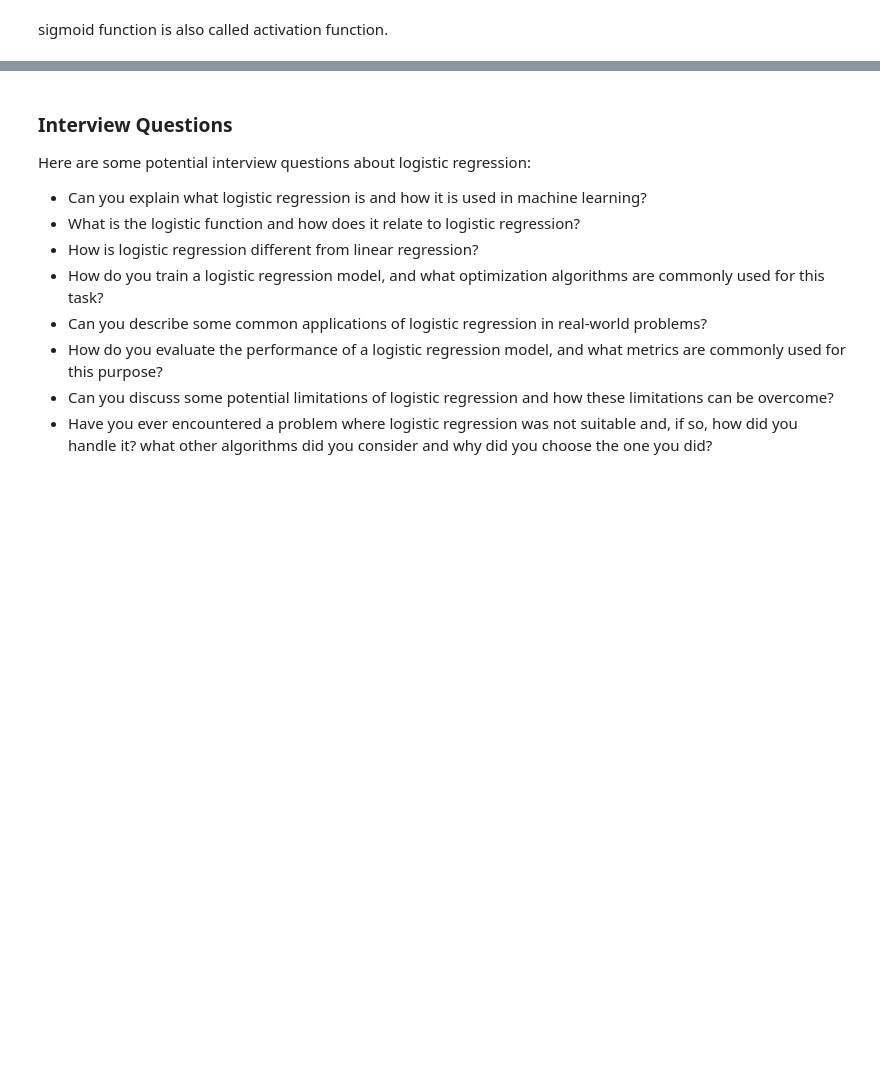
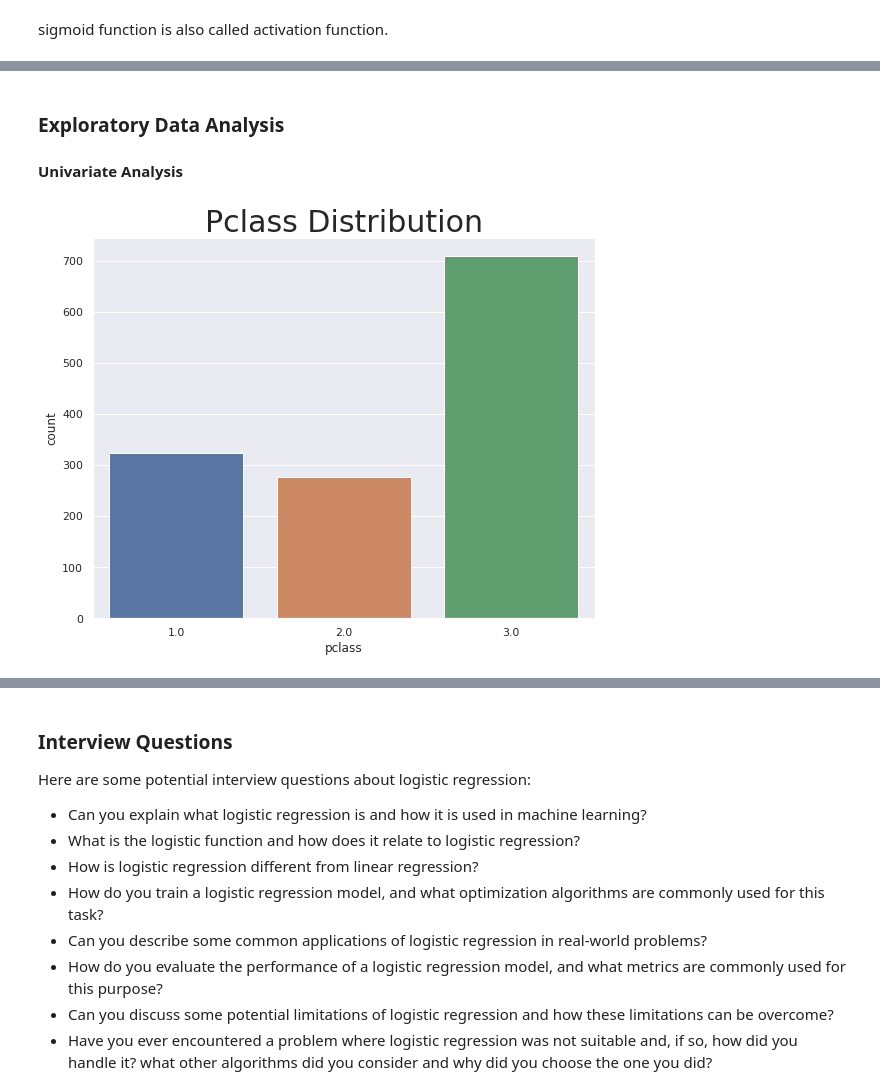
Before and after one commit to ehtisham-sadiq/Final-Year-Project-Material-, a Jupyter notebook: Week no 06/LogisticRegression.ipynb, the cells around one changed output, grey strips where cells are left out. Drawn from its saved outputs; the diff is of its cells as text; code cells hidden in the pictures; blank space fills up the shorter version.

```diff
--- a/Week no 06/LogisticRegression.ipynb
+++ b/Week no 06/LogisticRegression.ipynb
@@ -114,0 +285,10 @@ df.head()
+# %% [markdown]
+### Exploratory Data Analysis
+#### Univariate Analysis
+# %%
+sns.set_style("darkgrid")
+sns.set(rc={'figure.figsize':(9,7)})
+sns.countplot('pclass', data=df);
+plt.title("Pclass Distribution", fontsize= 30);
+# %% [output]
+[figure, added]
```
Also changed, not shown: parts of 76 cells of this notebook, 4 other files.
